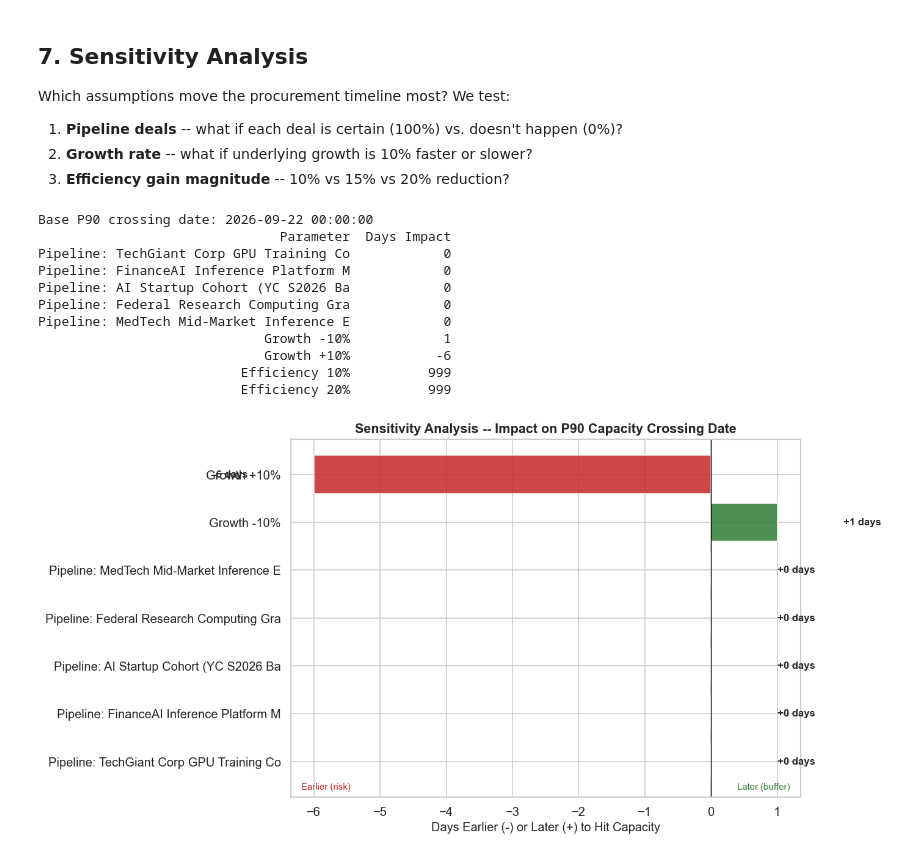
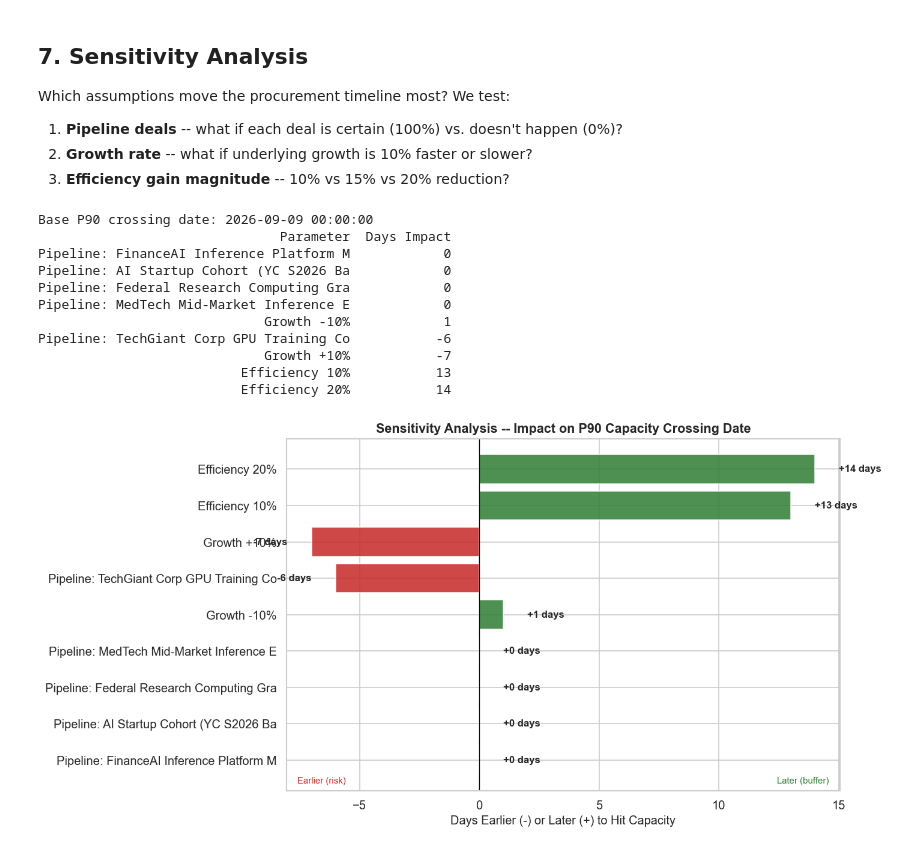
Before and after one commit to smurphy6492/compute-forecasting, a Jupyter notebook: notebooks/03_scenarios.ipynb, the cells around one changed output. Saved outputs shown, nothing was run; the diff lists cells and outputs as text; code cells hidden in the pictures.

```diff
--- a/notebooks/03_scenarios.ipynb
+++ b/notebooks/03_scenarios.ipynb
@@ -86,7 +92,7 @@ This is how the model would operate in production -- each morning, yesterday's a
 df = build_features(usage, holidays)
 feature_cols = get_feature_columns(df)
 TARGET = 'compute_hours'
-CAT_FEATURES = ['compute_type', 'customer_segment']
+CAT_FEATURES = ['compute_type', 'customer_segment', 'series_id']
 
 PARAMS = {
     'objective': 'quantile', 'alpha': 0.5, 'metric': 'quantile',
@@ -95,6 +101,15 @@ PARAMS = {
     'reg_lambda': 1.0, 'n_estimators': 2000, 'random_state': 42, 'verbose': -1,
 }
 
+# Step 1: Fit per-series exponential trends on ALL data
+trends = fit_series_trends(df)
+
+# Step 2: Compute residual ratios (target for LightGBM)
+residual_ratios = compute_residual_ratios(df, trends)
+y_log_resid = np.log(residual_ratios)
+
 print(f'Features: {len(feature_cols)}')
 print(f'Training rows: {len(df):,}')
+print(f'Residual ratio range: [{residual_ratios.min():.3f}, {residual_ratios.max():.3f}]')
+print(f'Log residual range: [{y_log_resid.min():.3f}, {y_log_resid.max():.3f}]')
 # %% [output]
@@ -103,14 +120,13 @@ Training rows: 17,536
 # %%
-# Train P10/P50/P90 on ALL data (full feature set)
+# Train P10/P50/P90 on log(residual_ratio) target
 X_all = df[feature_cols]
-y_all = df[TARGET]
 
 models = {}
 for alpha, label in [(0.1, 'P10'), (0.5, 'P50'), (0.9, 'P90')]:
     p = PARAMS.copy()
     p['alpha'] = alpha
     m = lgb.LGBMRegressor(**p)
-    m.fit(X_all, y_all, categorical_feature=CAT_FEATURES)
+    m.fit(X_all, y_log_resid, categorical_feature=CAT_FEATURES)
     models[label] = m
-    print(f'{label}: trained on {len(X_all):,} rows')
+    print(f'{label}: trained on {len(X_all):,} rows (hybrid target: log residual ratio)')
 # %% [output]
@@ -208,13 +230,14 @@ def build_row_features(dt, ct, seg):
         'rolling_mean_7': rm7, 'rolling_std_7': rs7,
         'rolling_mean_28': rm28, 'rolling_std_28': rs28,
         'days_since_start': (ts - origin).days,
+        'series_id': f'{ct} | {seg}',
     }
 
 print('Feature builder ready.')
 # %% [output]
 Feature builder ready.
 # %%
-# Recursive forecasting: predict day by day, feed P50 back as lags
+# Recursive forecasting: predict residual ratios day by day, reconstruct via trend
 all_forecast_rows = []
 
 for i, dt in enumerate(forecast_dates):
@@ -227,13 +250,24 @@ for i, dt in enumerate(forecast_dates):
     day_df = pd.DataFrame(day_rows)
     day_df['compute_type'] = day_df['compute_type'].astype('category')
     day_df['customer_segment'] = day_df['customer_segment'].astype('category')
+    # Add series_id for the hybrid model
+    day_df['series_id'] = (
+        day_df['compute_type'].astype(str) + ' | ' + day_df['customer_segment'].astype(str)
+    ).astype('category')
 
-    # Predict all quantiles
+    # Compute trend values for each series on this date
+    trend_vals = np.array([
+        trends[(row['compute_type'], row['customer_segment'])].predict(pd.Series([dt]))[0]
+        for _, row in day_df.iterrows()
+    ])
+
+    # Predict log(residual_ratio) and reconstruct for all quantiles
     for label in ['P10', 'P50', 'P90']:
-        day_df[f'base_{label}'] = models[label].predict(day_df[feature_cols]).clip(min=0)
+        log_resid_preds = models[label].predict(day_df[feature_cols])
+        day_df[f'base_{label}'] = np.maximum(trend_vals * np.exp(log_resid_preds), 0)
 
     # Cache P50 predictions for next day's lag features
-    for _, row in day_df.iterrows():
+    for idx, row in day_df.iterrows():
         pred_cache[(dt, row['compute_type'], row['customer_segment'])] = row['base_P50']
 
     day_df['date'] = dt
@@ -657,49 +691,49 @@ sens_df = pd.DataFrame(sensitivity_results)
 sens_df = sens_df.sort_values('Days Impact', key=abs, ascending=True)
 print(sens_df[['Parameter', 'Days Impact']].to_string(index=False))
 # %% [output]
-Base P90 crossing date: 2026-09-22 00:00:00
+Base P90 crossing date: 2026-09-09 00:00:00
                                Parameter  Days Impact
-Pipeline: TechGiant Corp GPU Training Co            0
 Pipeline: FinanceAI Inference Platform M            0
 Pipeline: AI Startup Cohort (YC S2026 Ba            0
 Pipeline: Federal Research Computing Gra            0
 Pipeline: MedTech Mid-Market Inference E            0
                              Growth -10%            1
-                             Growth +10%           -6
-                          Efficiency 10%          999
-                          Efficiency 20%          999
+Pipeline: TechGiant Corp GPU Training Co           -6
+                             Growth +10%           -7
+                          Efficiency 10%           13
+                          Efficiency 20%           14
 # %%
 # Tornado chart
 fig, ax = plt.subplots(figsize=(12, 6))
 
 # Filter out extreme values for display
 plot_df = sens_df[sens_df['Days Impact'].abs() < 900].copy()
 plot_df = plot_df.sort_values('Days Impact', key=abs, ascending=True)
 
 colors = ['#C62828' if d < 0 else '#2E7D32' for d in plot_df['Days Impact']]
 bars = ax.barh(plot_df['Parameter'], plot_df['Days Impact'], color=colors, alpha=0.85, edgecolor='white')
 
 ax.axvline(0, color='black', linewidth=0.8)
 ax.set_xlabel('Days Earlier (-) or Later (+) to Hit Capacity')
 ax.set_title('Sensitivity Analysis -- Impact on P90 Capacity Crossing Date',
              fontweight='bold', fontsize=13)
 
 # Add value labels
-for bar, val in zip(bars, plot_df['Days Impact']):
+for bar, impact in zip(bars, plot_df['Days Impact']):
     x_pos = bar.get_width()
     ha = 'left' if x_pos >= 0 else 'right'
     offset = 1 if x_pos >= 0 else -1
     ax.text(x_pos + offset, bar.get_y() + bar.get_height()/2,
-            f'{val:+d} days', va='center', ha=ha, fontsize=10, fontweight='bold')
+            f'{impact:+d} days', va='center', ha=ha, fontsize=10, fontweight='bold')
 
 ax.text(0.02, 0.02, 'Earlier (risk)', transform=ax.transAxes, color='#C62828', fontsize=9)
 ax.text(0.98, 0.02, 'Later (buffer)', transform=ax.transAxes, color='#2E7D32', fontsize=9, ha='right')
 
 plt.tight_layout()
 fig.savefig(FIG_DIR / 'sensitivity_tornado.png', bbox_inches='tight', dpi=150)
 plt.show()
 # %% [output]
-[figure, old version]
+[figure, new version]
 # %% [markdown]
 ## 8. Recommendations
 
```
Also changed, not shown: parts of 13 cells of this notebook, 3 other files.
